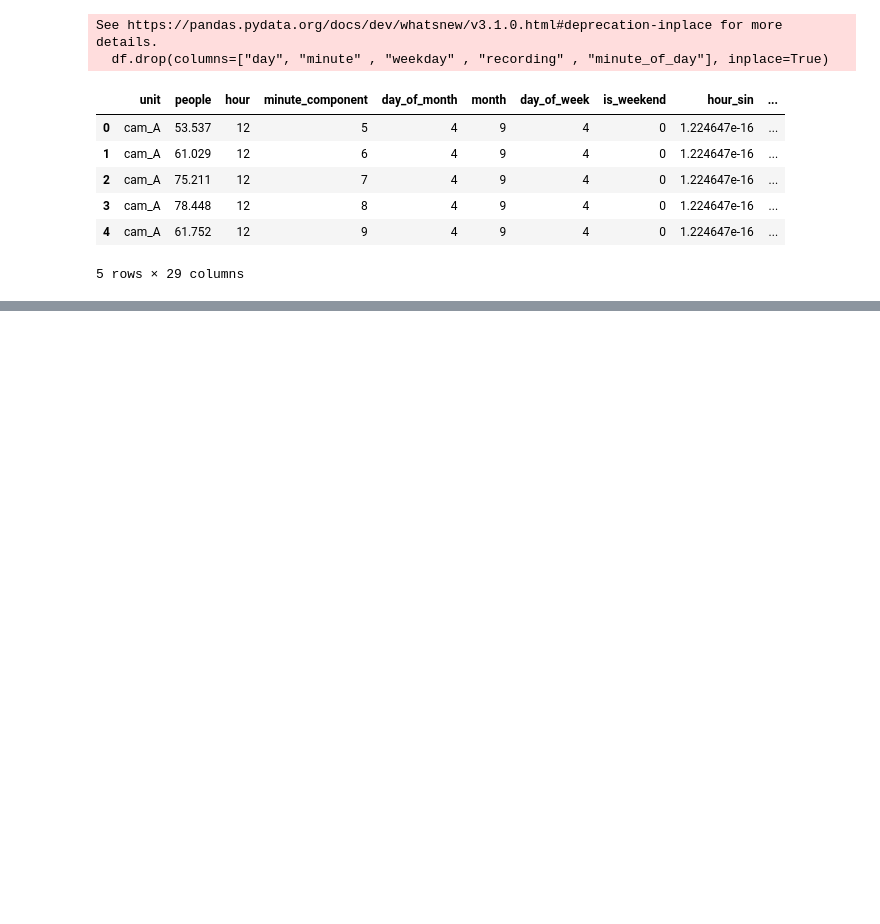
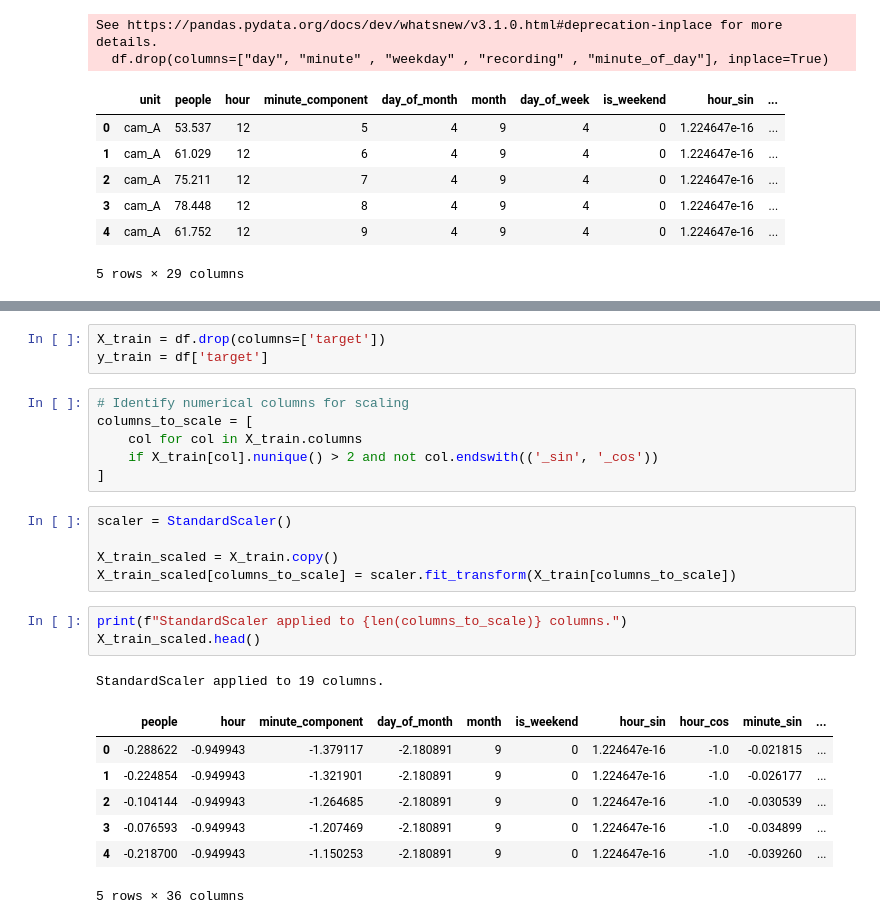
Before and after one commit to ruzaki11/Madinah-Ethical-AI-Competition-, a Jupyter notebook: work.ipynb, the cells around one changed output, grey strips where cells are left out. Saved outputs shown, nothing was run; the diff lists cells and outputs as text; blank space fills up the shorter version.

```diff
--- a/work.ipynb
+++ b/work.ipynb
@@ -166,0 +199,26 @@ Categorical Features: ['recording', 'day', 'weekday', 'unit', 'minute']
+# %%
+X_train = df.drop(columns=['target'])
+y_train = df['target']
+# %%
+# Identify numerical columns for scaling
+columns_to_scale = [
+    col for col in X_train.columns
+    if X_train[col].nunique() > 2 and not col.endswith(('_sin', '_cos'))
+]
+# %%
+scaler = StandardScaler()
+
+X_train_scaled = X_train.copy()
+X_train_scaled[columns_to_scale] = scaler.fit_transform(X_train[columns_to_scale])
+# %%
+print(f"StandardScaler applied to {len(columns_to_scale)} columns.")
+X_train_scaled.head()
+# %% [output]
+StandardScaler applied to 19 columns.
+|  | people | hour | minute_component | day_of_month | month | is_weekend | hour_sin | hour_cos | minute_sin | ... |
+| 0 | -0.288622 | -0.949943 | -1.379117 | -2.180891 | 9 | 0 | 1.224647e-16 | -1.0 | -0.021815 | ... |
+| 1 | -0.224854 | -0.949943 | -1.321901 | -2.180891 | 9 | 0 | 1.224647e-16 | -1.0 | -0.026177 | ... |
+| 2 | -0.104144 | -0.949943 | -1.264685 | -2.180891 | 9 | 0 | 1.224647e-16 | -1.0 | -0.030539 | ... |
+| 3 | -0.076593 | -0.949943 | -1.207469 | -2.180891 | 9 | 0 | 1.224647e-16 | -1.0 | -0.034899 | ... |
+| 4 | -0.218700 | -0.949943 | -1.150253 | -2.180891 | 9 | 0 | 1.224647e-16 | -1.0 | -0.039260 | ... |
+5 rows × 36 columns
```
Also changed, not shown: parts of 3 cells of this notebook.
